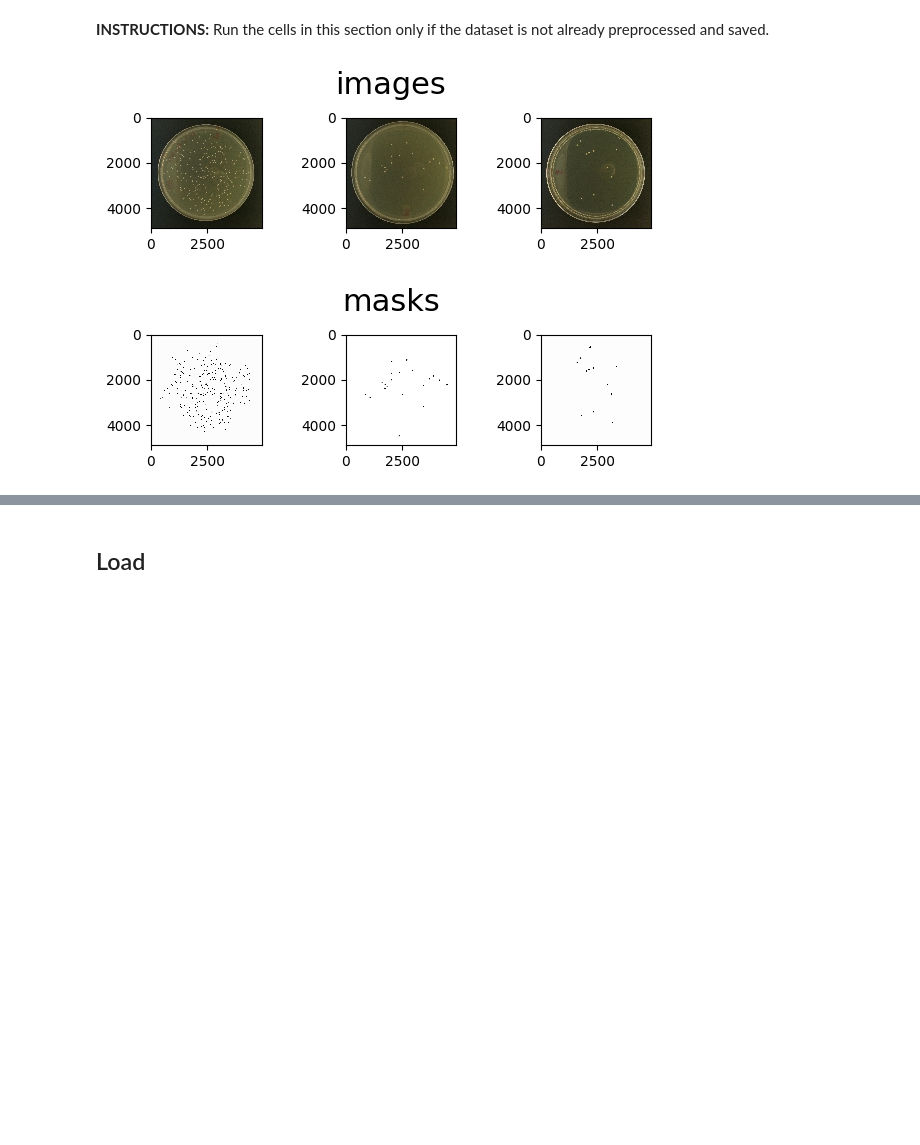
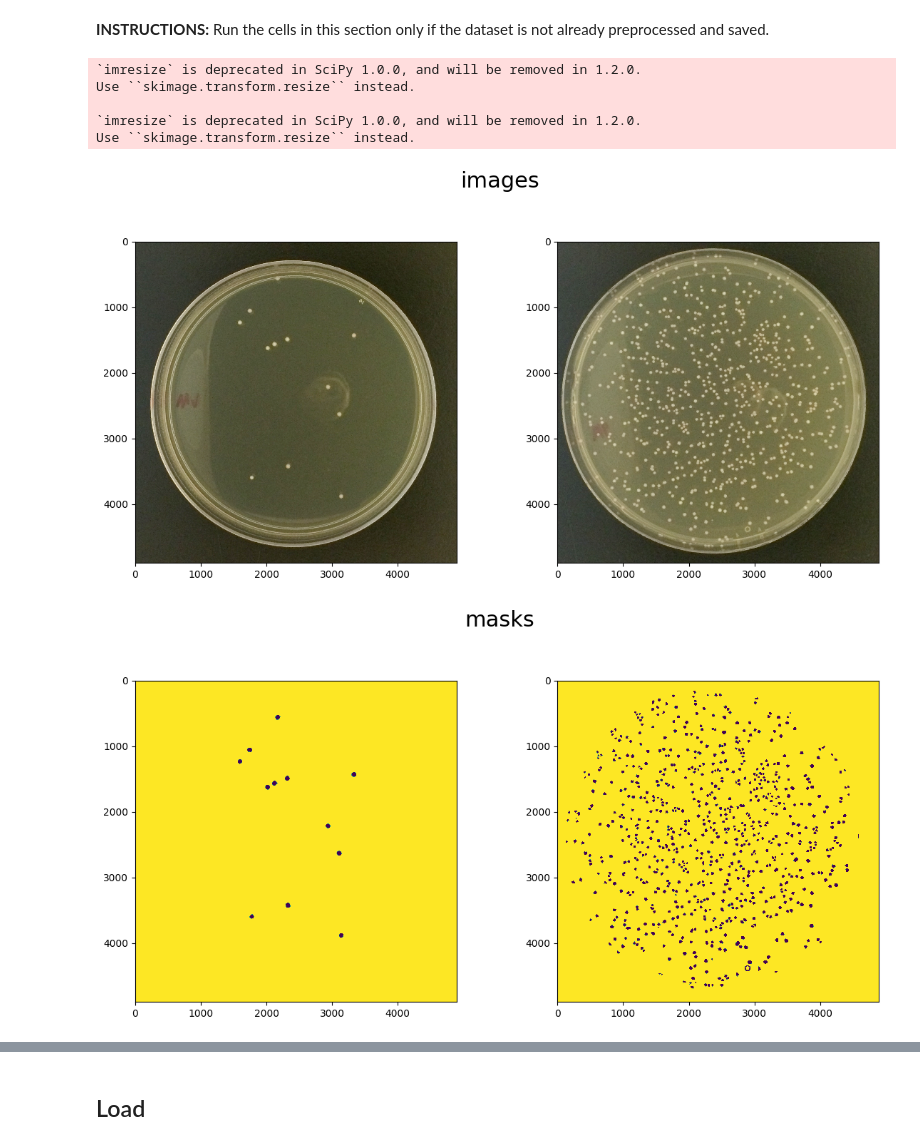
Before and after one commit to sheaconlon/cell_counting2, a Jupyter notebook: src/model/segmentation/convnet1/convnet1.ipynb, the cells around one changed output, grey strips where cells are left out. Cells and saved outputs as stored; diff of their text form; code cells hidden in the pictures; blank space fills up the shorter version.

Commit message:
add region counting

```diff
--- a/src/model/segmentation/convnet1/convnet1.ipynb
+++ b/src/model/segmentation/convnet1/convnet1.ipynb
@@ -12,8 +12,8 @@ for module in (dataset, visualization, preprocess, metric, model, neural_net, co
 **INSTRUCTIONS:** Set the constants in the following cell appropriately, then run the cells in this section.
 # %%
 # Some run-specific constants.
-PACKAGE_ROOT = "/home/ubuntu/cell_counting"
-MODEL_NAME = "dataset-100000-patches_training-40-on-p2xlarge"
+PACKAGE_ROOT = "/Users/sheaconlon/Dropbox/research/cell_counting"
+MODEL_NAME = "dataset-10000-patches_training-20-on-macbook"
 # %%
 # Import some other packages.
 from IPython import display
@@ -22,7 +23,7 @@ import os
 # %%
 # Some paths.
 MODEL_ROOT = os.path.join(PACKAGE_ROOT, "src/model/segmentation/convnet1")
-DATASETS_ROOT = os.path.join(MODEL_ROOT, "dataset_100000_patches")
+DATASETS_ROOT = os.path.join(MODEL_ROOT, "dataset_10000_patches")
 MODEL_SAVES_ROOT = os.path.join(MODEL_ROOT, "model_saves")
 # %%
 # Configure matplotlib.
@@ -44,22 +45,35 @@ from src.model.segmentation.convnet1 import convnet1
 **INSTRUCTIONS:** Run the cells in this section only if the dataset is not already preprocessed and saved.
 # %%
 # Load the dataset, processing it as a collection of image-mask pairs.
-TARGET_DIMS = (2448*2, 2448*2)
+DEST_DIMS = (2*2448, 2*2448)
+
+def transform(aspects):
+    inp = np.stack((aspects["red"], aspects["green"], aspects["blue"]), axis=2)
+    inp = misc.imresize(inp, DEST_DIMS, interp="bilinear")
+    class_image = np.stack((aspects["inside"], aspects["edge"], aspects["outside"]), axis=2)
+    class_image = misc.imresize(class_image, DEST_DIMS, interp="bicubic")
+    out = np.argmin(class_image, axis=2)
+    return inp, out
 
 images_masks = dataset.Dataset(os.path.join(DATASETS_ROOT, "main"), 1)
-images_masks.load_image_mask_pairs(os.path.join(PACKAGE_ROOT, "data/easy/raw/images"),
-    os.path.join(PACKAGE_ROOT, "data/easy/raw/masks"), TARGET_DIMS)
+images_masks.initialize_from_aspects(os.path.join(PACKAGE_ROOT, "data/easy/data"), transform)
+# %% [output]
+`imresize` is deprecated in SciPy 1.0.0, and will be removed in 1.2.0.
+Use ``skimage.transform.resize`` instead.
+
+`imresize` is deprecated in SciPy 1.0.0, and will be removed in 1.2.0.
+Use ``skimage.transform.resize`` instead.
 # %%
 # Plot a batch.
-ROWS, COLS = 1, 3
-ROW_HEIGHT, COL_WIDTH = 2, 2
+ROWS, COLS = 1, 2
+ROW_HEIGHT, COL_WIDTH = 6, 6
 
-inputs, outputs = images_masks.get_batch(3)
+inputs, outputs = images_masks.get_batch(2)
 visualization.show_image_grid(inputs, ROWS, COLS, ROW_HEIGHT*ROWS, COL_WIDTH*COLS, "images")
 visualization.show_image_grid(outputs, ROWS, COLS, ROW_HEIGHT*ROWS, COL_WIDTH*COLS, "masks")
 # %% [output]
-[figure, old version]
+[figure, new version]
-[figure, old version]
+[figure, new version]
 # %%
 # Normalize the images.
 #def normalize(batch):
```
Also changed, not shown: parts of 10 cells of this notebook, 1 other file.
